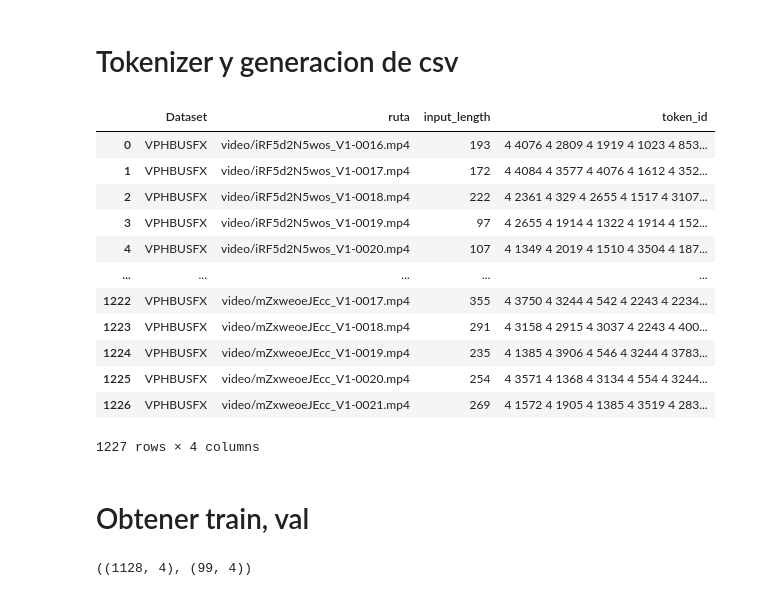
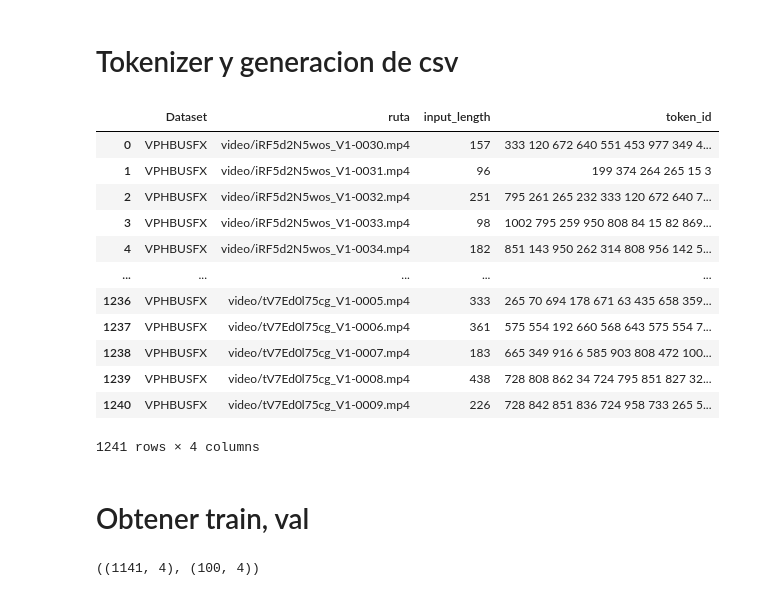
Before and after one commit to Daniel9ad/ProyectoSIS330-VSR, a Jupyter notebook: AVSR_preprocessing.ipynb, the cells around one changed output. Drawn from its saved outputs; the diff is of its cells as text; code cells hidden in the pictures.

```diff
--- a/AVSR_preprocessing.ipynb
+++ b/AVSR_preprocessing.ipynb
@@ -830,7 +834,7 @@ len(list_videos)
 video_dataloader = AVSRDataLoader(modality="video", detector="retinaface", convert_gray=False)
 audio_dataloader = AVSRDataLoader(modality="audio")
 
-for data_filename in tqdm(list_videos[2:200]):
+for data_filename in tqdm(list_videos[2:20]):
     print(data_filename)
     name = data_filename.split('.')[0]
     ruta = f'{ruta_videos}/{data_filename}'
@@ -946,8 +908,8 @@ SP_MODEL_PATH = os.path.join(
     "MyDrive",
     "vsr",
     "Models",
-    "SentencePiece_castellano_v4",
-    "unigram5000.model",
+    "SentencePiece_castellano_v5",
+    "unigram1000.model",
 )
 
 DICT_PATH = os.path.join(
@@ -957,8 +919,8 @@ DICT_PATH = os.path.join(
     "MyDrive",
     "vsr",
     "Models",
-    "SentencePiece_castellano_v4",
-    "unigram5000_units.txt",
+    "SentencePiece_castellano_v5",
+    "unigram1000_units.txt",
 )
 
 
@@ -1004,32 +966,32 @@ ruta = "/content/drive/MyDrive/vsr/VPHB_USFX_preprocessing"
 # %%
 list_video = [video for video in os.listdir(f'{ruta}/VPHBUSFX/video') if video.split('.')[1]=='mp4']
 list_video_text = [[f'{ruta}/VPHBUSFX/video/{name}.mp4',f'{ruta}/VPHBUSFX/text/{name}.txt'] for name in [n.split('.')[0] for n in list_video]]
 list_csv = []
 for r_vid, r_text in tqdm(list_video_text):
     video = torchvision.io.read_video(r_vid, pts_unit="sec")[0].numpy()
-    text = open(r_text, 'r').read()
+    text = open(r_text, 'r', encoding='utf-8').read()
     token_id_str = " ".join(
             map(str, [_.item() for _ in text_transform.tokenize(text)])
     )
     name_video = r_vid.split('/')[-1]
     list_csv.append(['VPHBUSFX', f'video/{name_video}', video.shape[0], token_id_str])
 df_csv = pd.DataFrame(list_csv, columns=['Dataset','ruta','input_length','token_id'])
-df_csv.to_csv(f'{ruta}/labels/VPHBUSFX_unigram5000.csv')
+df_csv.to_csv(f'{ruta}/labels/VPHBUSFX_unigram1000.csv')
 df_csv
 # %% [output]
 |  | Dataset | ruta | input_length | token_id |
-| 0 | VPHBUSFX | video/iRF5d2N5wos_V1-0016.mp4 | 193 | 4 4076 4 2809 4 1919 4 1023 4 853... |
-| 1 | VPHBUSFX | video/iRF5d2N5wos_V1-0017.mp4 | 172 | 4 4084 4 3577 4 4076 4 1612 4 352... |
-| 2 | VPHBUSFX | video/iRF5d2N5wos_V1-0018.mp4 | 222 | 4 2361 4 329 4 2655 4 1517 4 3107... |
-| 3 | VPHBUSFX | video/iRF5d2N5wos_V1-0019.mp4 | 97 | 4 2655 4 1914 4 1322 4 1914 4 152... |
-| 4 | VPHBUSFX | video/iRF5d2N5wos_V1-0020.mp4 | 107 | 4 1349 4 2019 4 1510 4 3504 4 187... |
+| 0 | VPHBUSFX | video/iRF5d2N5wos_V1-0030.mp4 | 157 | 333 120 672 640 551 453 977 349 4... |
+| 1 | VPHBUSFX | video/iRF5d2N5wos_V1-0031.mp4 | 96 | 199 374 264 265 15 3 |
+| 2 | VPHBUSFX | video/iRF5d2N5wos_V1-0032.mp4 | 251 | 795 261 265 232 333 120 672 640 7... |
+| 3 | VPHBUSFX | video/iRF5d2N5wos_V1-0033.mp4 | 98 | 1002 795 259 950 808 84 15 82 869... |
+| 4 | VPHBUSFX | video/iRF5d2N5wos_V1-0034.mp4 | 182 | 851 143 950 262 314 808 956 142 5... |
 | ... | ... | ... | ... | ... |
-| 1222 | VPHBUSFX | video/mZxweoeJEcc_V1-0017.mp4 | 355 | 4 3750 4 3244 4 542 4 2243 4 2234... |
-| 1223 | VPHBUSFX | video/mZxweoeJEcc_V1-0018.mp4 | 291 | 4 3158 4 2915 4 3037 4 2243 4 400... |
-| 1224 | VPHBUSFX | video/mZxweoeJEcc_V1-0019.mp4 | 235 | 4 1385 4 3906 4 546 4 3244 4 3783... |
-| 1225 | VPHBUSFX | video/mZxweoeJEcc_V1-0020.mp4 | 254 | 4 3571 4 1368 4 3134 4 554 4 3244... |
-| 1226 | VPHBUSFX | video/mZxweoeJEcc_V1-0021.mp4 | 269 | 4 1572 4 1905 4 1385 4 3519 4 283... |
+| 1236 | VPHBUSFX | video/tV7Ed0l75cg_V1-0005.mp4 | 333 | 265 70 694 178 671 63 435 658 359... |
+| 1237 | VPHBUSFX | video/tV7Ed0l75cg_V1-0006.mp4 | 361 | 575 554 192 660 568 643 575 554 7... |
+| 1238 | VPHBUSFX | video/tV7Ed0l75cg_V1-0007.mp4 | 183 | 665 349 916 6 585 903 808 472 100... |
+| 1239 | VPHBUSFX | video/tV7Ed0l75cg_V1-0008.mp4 | 438 | 728 808 862 34 724 795 851 827 32... |
+| 1240 | VPHBUSFX | video/tV7Ed0l75cg_V1-0009.mp4 | 226 | 728 842 851 836 724 958 733 265 5... |
-1227 rows × 4 columns
+1241 rows × 4 columns
 # %% [markdown]
 # Obtener train, val
 # %%
@@ -1040,4 +1002,4 @@ df_train, df_test = train_test_split(df_csv, test_size=0.08)
 # %%
 df_train.shape, df_test.shape
 # %% [output]
-((1128, 4), (99, 4))
+((1141, 4), (100, 4))
```
Also changed, not shown: parts of 8 cells of this notebook, 35 other files.
